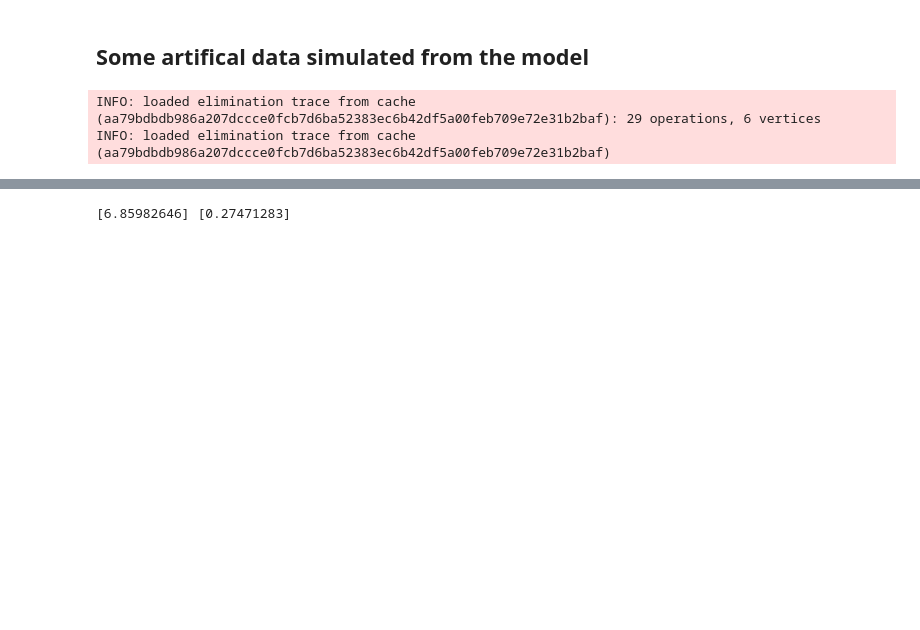
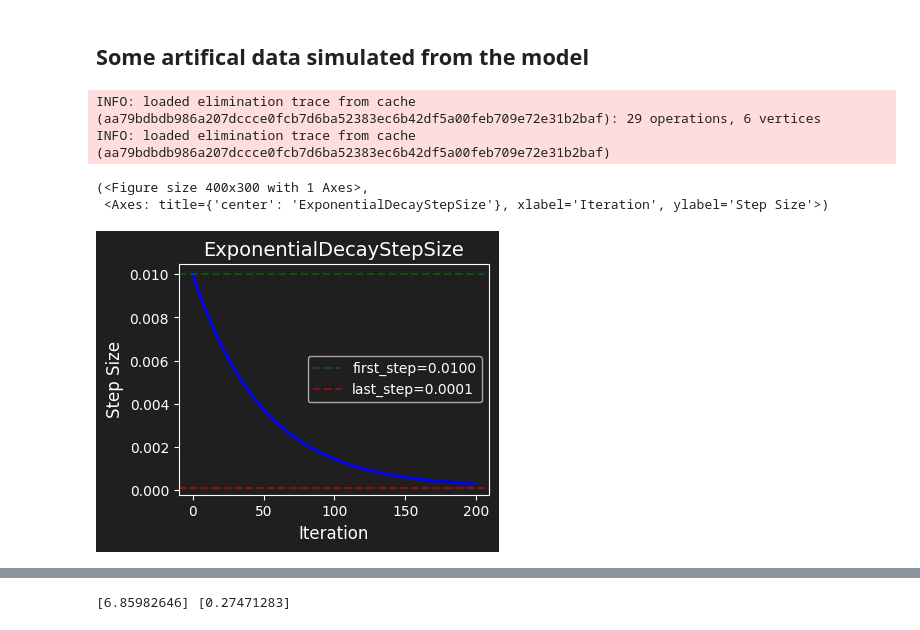
Before and after one commit to munch-group/PtDAlgorithms, a Jupyter notebook: docs/pages/tutorials/simple_example.ipynb, the cells around one changed output, grey strips where cells are left out. Drawn from its saved outputs; the diff is of its cells as text; code cells hidden in the pictures; blank space fills up the shorter version.

```diff
--- a/docs/pages/tutorials/simple_example.ipynb
+++ b/docs/pages/tutorials/simple_example.ipynb
@@ -146,27 +54,18 @@ observed_data = _graph.sample(nr_observations)
 INFO: loaded elimination trace from cache (aa79bdbdb986a207dccce0fcb7d6ba52383ec6b42df5a00feb709e72e31b2baf): 29 operations, 6 vertices
 INFO: loaded elimination trace from cache (aa79bdbdb986a207dccce0fcb7d6ba52383ec6b42df5a00feb709e72e31b2baf)
 # %%
-graph = Graph(callback=coalescent, parameterized=True, nr_samples=nr_samples) # should check using the graph hash if a trace of the graph is cached or available online
 
 def uninformative_prior(phi):
     """Uninformative prior: φ ~ N(0, 10^2) - very wide"""
     mu = 0.0
     sigma = 10.0
     return -0.5 * jnp.sum(((phi - mu) / sigma)**2)
 
-from phasic import SVGD, ExponentialDecayStepSize
+from phasic import SVGD, ExponentialDecayStepSize, ExponentialDecayRegularization, ExponentialCDFRegularization
 
-step_schedule = ExponentialDecayStepSize(max_step=0.001, min_step=0.00001, tau=500.0)
-
-params = dict(
-            bandwidth='median',
-            # bandwidth='local_adaptive',
-            observed_data=observed_data,
-            prior=uninformative_prior,
-            theta_dim=len(true_theta),
-            n_particles=20,
-            n_iterations=50,
-            learning_rate=step_schedule,
-            seed=42,
-            verbose=False
-)
+step_schedule = ExponentialDecayStepSize(first_step=0.01, last_step=0.0001, tau=50.0)
+step_schedule.plot(200)
+# %% [output]
+(<Figure size 400x300 with 1 Axes>,
+ <Axes: title={'center': 'ExponentialDecayStepSize'}, xlabel='Iteration', ylabel='Step Size'>)
+[figure, added]
```
Also changed, not shown: parts of 10 cells of this notebook, 29 other files.
